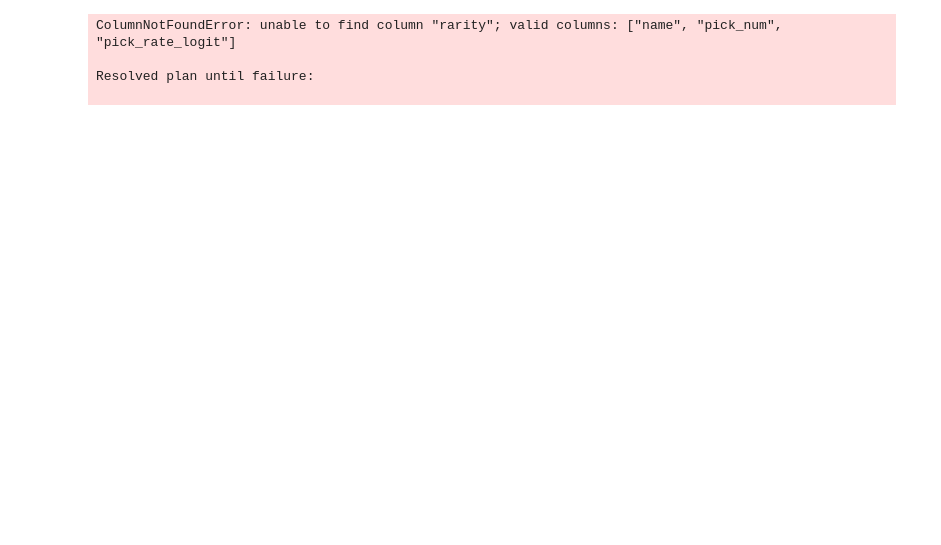
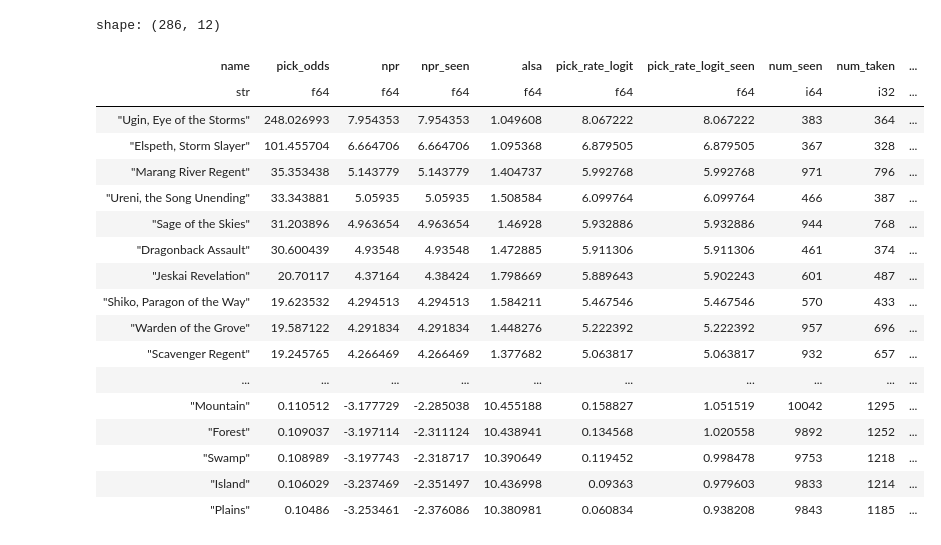
Before and after one commit to oelarnes/deq, a Jupyter notebook: nb/pick-rate.ipynb, the cells around one changed output. Saved outputs shown, nothing was run; the diff lists cells and outputs as text; code cells hidden in the pictures; blank space fills up the shorter version.

```diff
--- a/nb/pick-rate.ipynb
+++ b/nb/pick-rate.ipynb
@@ -7,56 +9,38 @@ from deq.plot import line_plot
 # %%
+set_code = "TDM"
 
-set_code = "TDM"
-filter_spec = {
-    '$and': [
-        {'player_cohort': 'Top'},
-        {'pack_num': 1},
-        {'op': '<', 'lhs': 'pick_num', 'rhs': 14},
-        {'op': '>', 'lhs': 'format_day', 'rhs': 12}
-    ]
-}
-
-ext = {
-    'pick_rate_logit': ColSpec(
-        col_type=ColType.AGG,
-        expr=pl.when(pl.col(ColName.NUM_TAKEN)>0).then(
-            (pl.col(ColName.NUM_TAKEN) / (pl.col(ColName.NUM_SEEN) - pl.col(ColName.NUM_TAKEN))).log() - pl.lit(1.0/14.0).log()
-        ).otherwise(None)
-    ),
-}
-
-df = summon(
-    'TDM',
-    ['pick_rate_logit'],
-    group_by=['name', 'pick_num'],
-    filter_spec = filter_spec,
-    extensions=ext
-)
-
-means_df = summon(
-    "TDM",
-    ["ata", "pick_rate_logit", "rarity"],
-    filter_spec=filter_spec,
-    extensions=ext
-)
+means_df = prl_df("TDM")
+df = by_pick_df("TDM").join(means_df, on="name")
 # %%
-
 cards = [
-    "Caustic Exhale",
-    "Salt Road Packbeast",
-    "Dispelling Exhale"
-
+    "Death Begets Life",
 ]
 
-
-
-# card_df = df.filter(~pl.col('pick_rate_logit').is_null()).filter(pl.col('name').is_in(cards)).filter(pl.col('pick_num') < 10)
-card_df = df.filter(pl.col('rarity') == "common").filter(pl.col('ata') > 3).filter(pl.col('ata') < 7)
-card_means = means_df.filter(pl.col('rarity') == "common").filter(pl.col('ata') > 3).filter(pl.col('ata') < 7)
-# card_means = means_df.filter(pl.col('name').is_in(cards))
+card_df = df.filter(~pl.col('pick_rate_logit').is_null()).filter(pl.col('name').is_in(cards)).filter(pl.col('pick_num') < 10)
+# card_df = df.filter(pl.col('rarity') == "common").filter(pl.col('ata') > 3).filter(pl.col('ata') < 7)
+# card_means = means_df.filter(pl.col('rarity') == "common").filter(pl.col('ata') > 3).filter(pl.col('ata') < 7)
+card_means = means_df.filter(pl.col('name').is_in(cards))
-# %% [output]
-ColumnNotFoundError: unable to find column "rarity"; valid columns: ["name", "pick_num", "pick_rate_logit"]
-
-Resolved plan until failure:
-
+# %%
+pl.Config.set_tbl_rows(1000)
+means_df.sort("npr_seen", descending=True)
+# %% [output]
+shape: (286, 12)
+| name | pick_odds | npr | npr_seen | alsa | pick_rate_logit | pick_rate_logit_seen | num_seen | num_taken | ... |
+| str | f64 | f64 | f64 | f64 | f64 | f64 | i64 | i32 | ... |
+| "Ugin, Eye of the Storms" | 248.026993 | 7.954353 | 7.954353 | 1.049608 | 8.067222 | 8.067222 | 383 | 364 | ... |
+| "Elspeth, Storm Slayer" | 101.455704 | 6.664706 | 6.664706 | 1.095368 | 6.879505 | 6.879505 | 367 | 328 | ... |
+| "Marang River Regent" | 35.353438 | 5.143779 | 5.143779 | 1.404737 | 5.992768 | 5.992768 | 971 | 796 | ... |
+| "Ureni, the Song Unending" | 33.343881 | 5.05935 | 5.05935 | 1.508584 | 6.099764 | 6.099764 | 466 | 387 | ... |
+| "Sage of the Skies" | 31.203896 | 4.963654 | 4.963654 | 1.46928 | 5.932886 | 5.932886 | 944 | 768 | ... |
+| "Dragonback Assault" | 30.600439 | 4.93548 | 4.93548 | 1.472885 | 5.911306 | 5.911306 | 461 | 374 | ... |
+| "Jeskai Revelation" | 20.70117 | 4.37164 | 4.38424 | 1.798669 | 5.889643 | 5.902243 | 601 | 487 | ... |
+| "Shiko, Paragon of the Way" | 19.623532 | 4.294513 | 4.294513 | 1.584211 | 5.467546 | 5.467546 | 570 | 433 | ... |
+| "Warden of the Grove" | 19.587122 | 4.291834 | 4.291834 | 1.448276 | 5.222392 | 5.222392 | 957 | 696 | ... |
+| "Scavenger Regent" | 19.245765 | 4.266469 | 4.266469 | 1.377682 | 5.063817 | 5.063817 | 932 | 657 | ... |
+| ... | ... | ... | ... | ... | ... | ... | ... | ... | ... |
+| "Mountain" | 0.110512 | -3.177729 | -2.285038 | 10.455188 | 0.158827 | 1.051519 | 10042 | 1295 | ... |
+| "Forest" | 0.109037 | -3.197114 | -2.311124 | 10.438941 | 0.134568 | 1.020558 | 9892 | 1252 | ... |
+| "Swamp" | 0.108989 | -3.197743 | -2.318717 | 10.390649 | 0.119452 | 0.998478 | 9753 | 1218 | ... |
+| "Island" | 0.106029 | -3.237469 | -2.351497 | 10.436998 | 0.09363 | 0.979603 | 9833 | 1214 | ... |
+| "Plains" | 0.10486 | -3.253461 | -2.376086 | 10.380981 | 0.060834 | 0.938208 | 9843 | 1185 | ... |
 # %%
```
Also changed, not shown: parts of 4 cells of this notebook, 7 other files.
